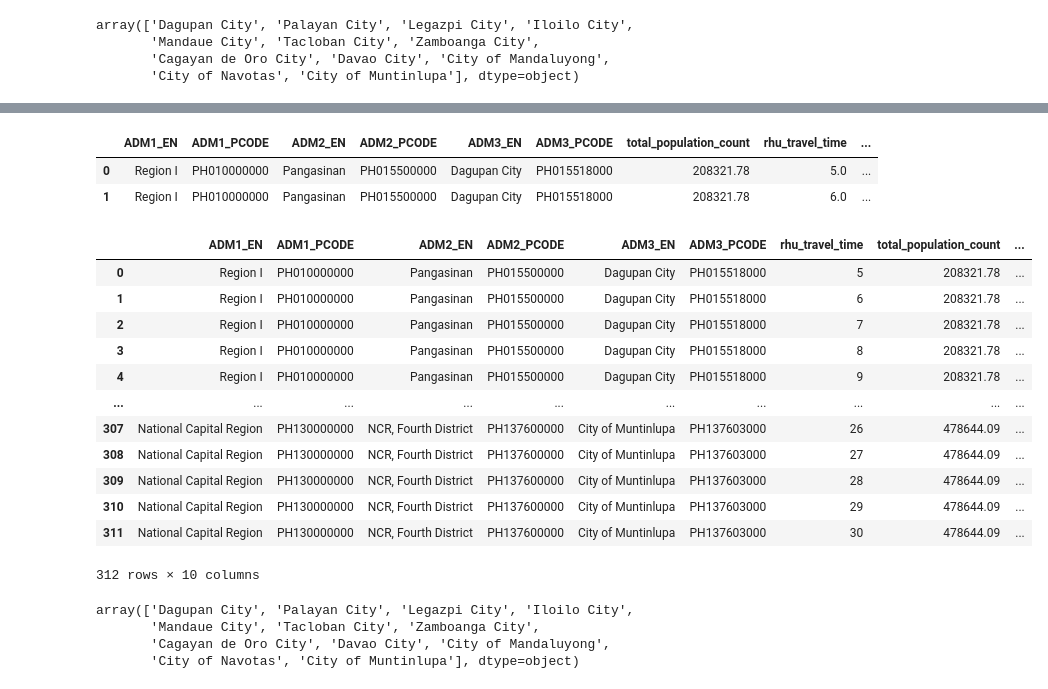
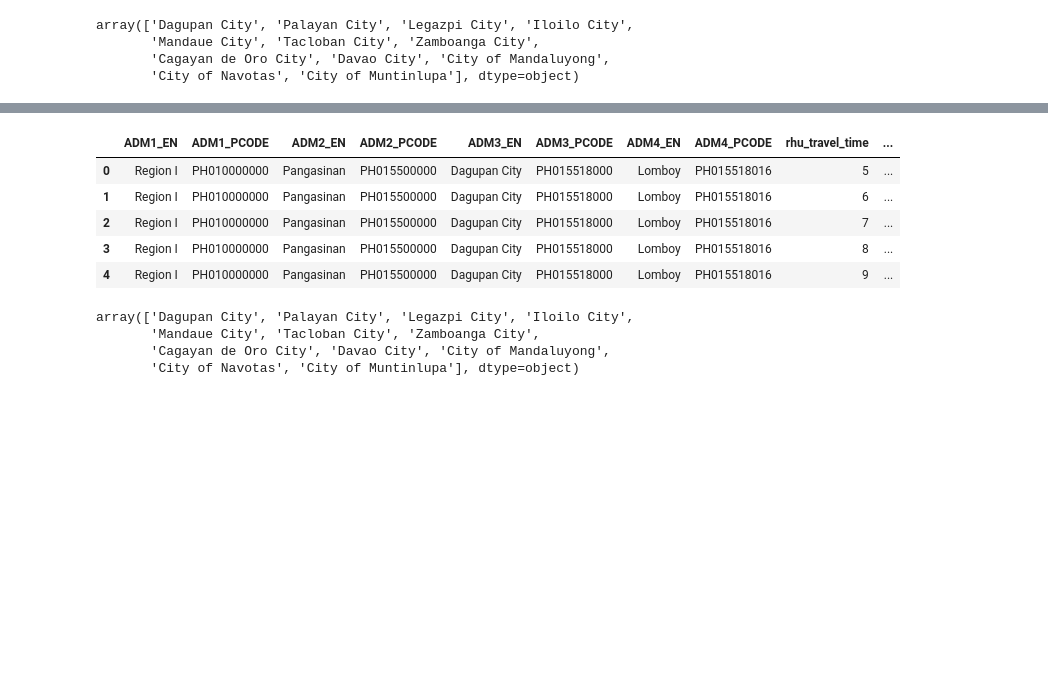
Before and after one commit to thinkingmachines/project-cchain, a Jupyter notebook: notebooks/tm/hospitals-isochrones/02-contours-to-adminlevel.ipynb, the cells around one changed output, grey strips where cells are left out. Cells and saved outputs as stored; diff of their text form; code cells hidden in the pictures; blank space fills up the shorter version.

```diff
--- a/notebooks/tm/hospitals-isochrones/02-contours-to-adminlevel.ipynb
+++ b/notebooks/tm/hospitals-isochrones/02-contours-to-adminlevel.ipynb
@@ -519,29 +496,19 @@ final_healthcenter_pop_reached
 # %%
 rhu_pop_reached = compute_population_reached(
-    rhu_grids, "rhu", aoi_pop_df=aoi_population_city
+    rhu_grids, "rhu", aoi_pop_df=aoi_population_brgy, admin_level_pcode="ADM4_PCODE"
 )
-rhu_pop_reached.head(2)
-# %% [output]
-|  | ADM1_EN | ADM1_PCODE | ADM2_EN | ADM2_PCODE | ADM3_EN | ADM3_PCODE | total_population_count | rhu_travel_time | ... |
-| 0 | Region I | PH010000000 | Pangasinan | PH015500000 | Dagupan City | PH015518000 | 208321.78 | 5.0 | ... |
-| 1 | Region I | PH010000000 | Pangasinan | PH015500000 | Dagupan City | PH015518000 | 208321.78 | 6.0 | ... |
 # %%
-final_rhu_pop_reached = fill_time(rhu_pop_reached, facility_type="rhu")
-final_rhu_pop_reached
+final_rhu_pop_reached = fill_time(
+    rhu_pop_reached, facility_type="rhu", admin_level_pcode="ADM4_PCODE"
+)
+final_rhu_pop_reached.head()
 # %% [output]
-|  | ADM1_EN | ADM1_PCODE | ADM2_EN | ADM2_PCODE | ADM3_EN | ADM3_PCODE | rhu_travel_time | total_population_count | ... |
-| 0 | Region I | PH010000000 | Pangasinan | PH015500000 | Dagupan City | PH015518000 | 5 | 208321.78 | ... |
-| 1 | Region I | PH010000000 | Pangasinan | PH015500000 | Dagupan City | PH015518000 | 6 | 208321.78 | ... |
-| 2 | Region I | PH010000000 | Pangasinan | PH015500000 | Dagupan City | PH015518000 | 7 | 208321.78 | ... |
-| 3 | Region I | PH010000000 | Pangasinan | PH015500000 | Dagupan City | PH015518000 | 8 | 208321.78 | ... |
-| 4 | Region I | PH010000000 | Pangasinan | PH015500000 | Dagupan City | PH015518000 | 9 | 208321.78 | ... |
-| ... | ... | ... | ... | ... | ... | ... | ... | ... | ... |
-| 307 | National Capital Region | PH130000000 | NCR, Fourth District | PH137600000 | City of Muntinlupa | PH137603000 | 26 | 478644.09 | ... |
-| 308 | National Capital Region | PH130000000 | NCR, Fourth District | PH137600000 | City of Muntinlupa | PH137603000 | 27 | 478644.09 | ... |
-| 309 | National Capital Region | PH130000000 | NCR, Fourth District | PH137600000 | City of Muntinlupa | PH137603000 | 28 | 478644.09 | ... |
-| 310 | National Capital Region | PH130000000 | NCR, Fourth District | PH137600000 | City of Muntinlupa | PH137603000 | 29 | 478644.09 | ... |
-| 311 | National Capital Region | PH130000000 | NCR, Fourth District | PH137600000 | City of Muntinlupa | PH137603000 | 30 | 478644.09 | ... |
+|  | ADM1_EN | ADM1_PCODE | ADM2_EN | ADM2_PCODE | ADM3_EN | ADM3_PCODE | ADM4_EN | ADM4_PCODE | rhu_travel_time | ... |
+| 0 | Region I | PH010000000 | Pangasinan | PH015500000 | Dagupan City | PH015518000 | Lomboy | PH015518016 | 5 | ... |
+| 1 | Region I | PH010000000 | Pangasinan | PH015500000 | Dagupan City | PH015518000 | Lomboy | PH015518016 | 6 | ... |
+| 2 | Region I | PH010000000 | Pangasinan | PH015500000 | Dagupan City | PH015518000 | Lomboy | PH015518016 | 7 | ... |
+| 3 | Region I | PH010000000 | Pangasinan | PH015500000 | Dagupan City | PH015518000 | Lomboy | PH015518016 | 8 | ... |
+| 4 | Region I | PH010000000 | Pangasinan | PH015500000 | Dagupan City | PH015518000 | Lomboy | PH015518016 | 9 | ... |
-312 rows × 10 columns
 # %%
 final_rhu_pop_reached["ADM3_EN"].unique()
 # %% [output]
```
Also changed, not shown: parts of 13 cells of this notebook.
